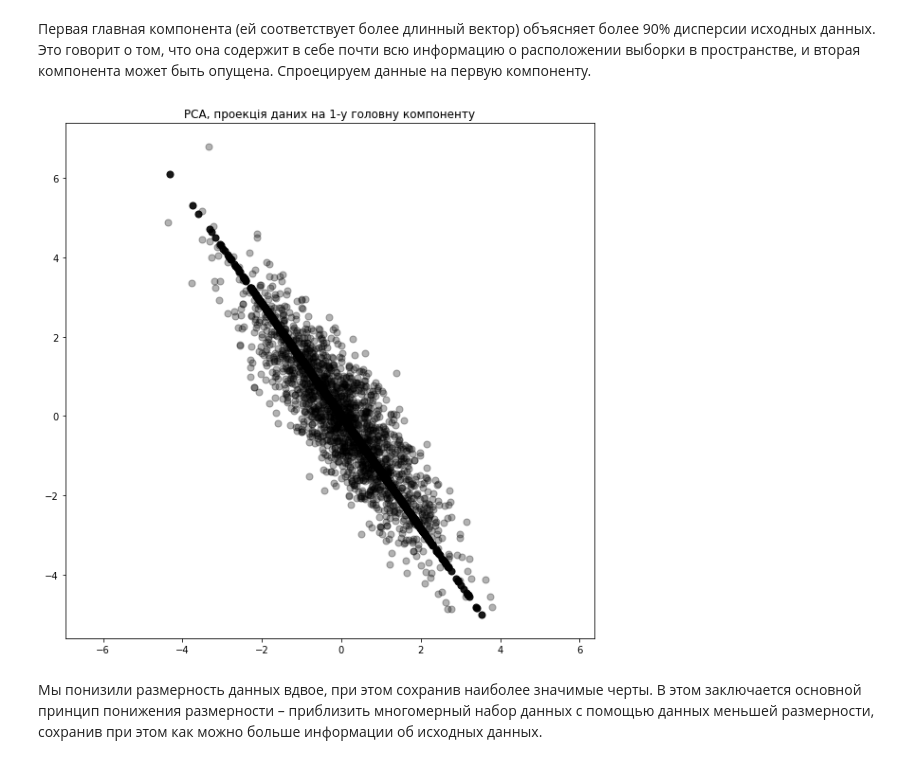
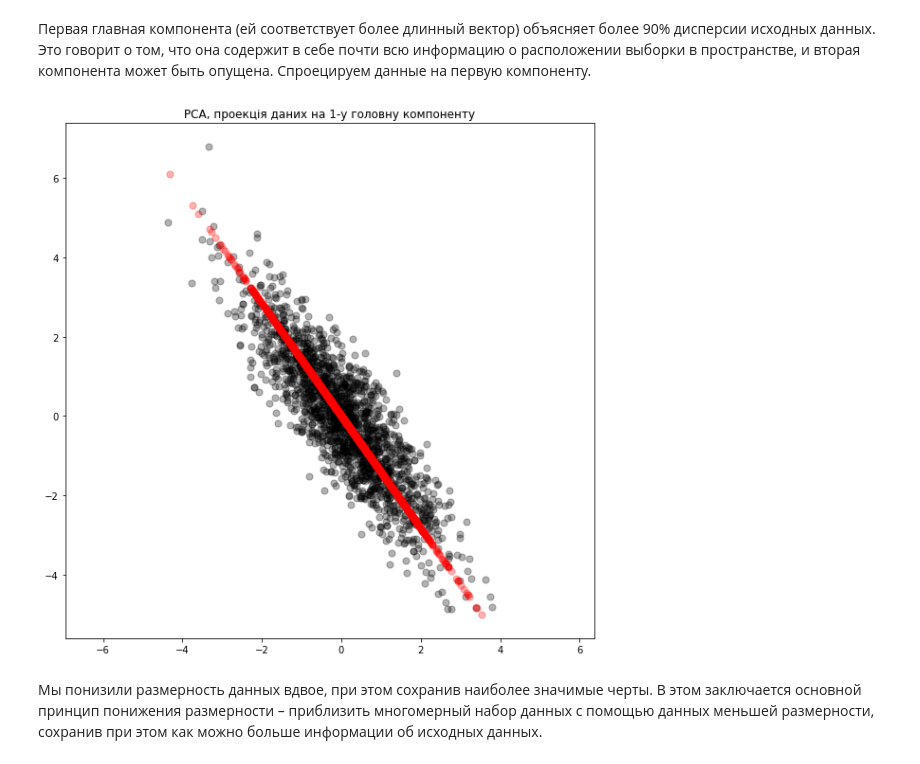
Before and after one commit to sr-Michelin/Python_Lessons, a Jupyter notebook: +++FOR WORK/DS/L-7 UNSUPERVISED LEARNING/L-7 Unsupervised learning.ipynb, the cells around one changed output. Drawn from its saved outputs; the diff is of its cells as text; code cells hidden in the pictures.

```diff
--- a/+++FOR WORK/DS/L-7 UNSUPERVISED LEARNING/L-7 Unsupervised learning.ipynb
+++ b/+++FOR WORK/DS/L-7 UNSUPERVISED LEARNING/L-7 Unsupervised learning.ipynb
@@ -111,19 +111,19 @@ plt.show()
 # %%
 # Забезпечення збереження 90% дисперсії
 pca = PCA(.9)
 X_reduced = pca.fit_transform(X)
 
 # Підстановака даних у простір ознак
 X_new = pca.inverse_transform(X_reduced)
 
 plt.figure(figsize=(10,10));
 plt.scatter(X[:, 0], X[:, 1], s=50, c='k', alpha=0.3);
-plt.scatter(X_new[:, 0], X_new[:, 1], s=50, c='k', alpha=0.9);
+plt.scatter(X_new[:, 0], X_new[:, 1], s=50, c='r', alpha=0.3);
 plt.title(f'PCA, проекція даних на 1-у головну компоненту')
 plt.axis('equal')
 plt.show()
 # %% [output]
-[figure, old version]
+[figure, new version]
 # %% [markdown]
 Мы понизили размерность данных вдвое, при этом сохранив наиболее значимые черты. В этом заключается основной принцип понижения размерности – приблизить многомерный набор данных с помощью данных меньшей размерности, сохранив при этом как можно больше информации об исходных данных.
 # %% [markdown]
```
Also changed, not shown: parts of 8 cells of this notebook, 1 other file.
